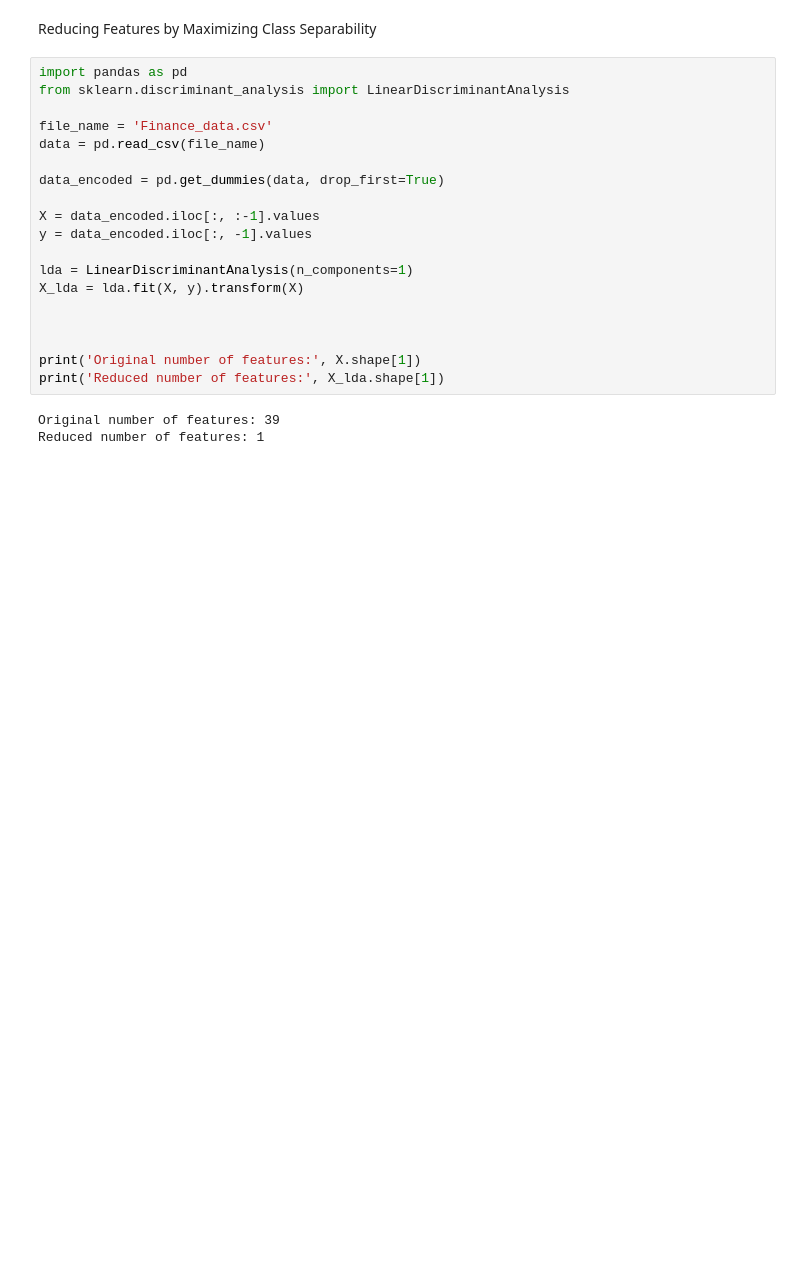
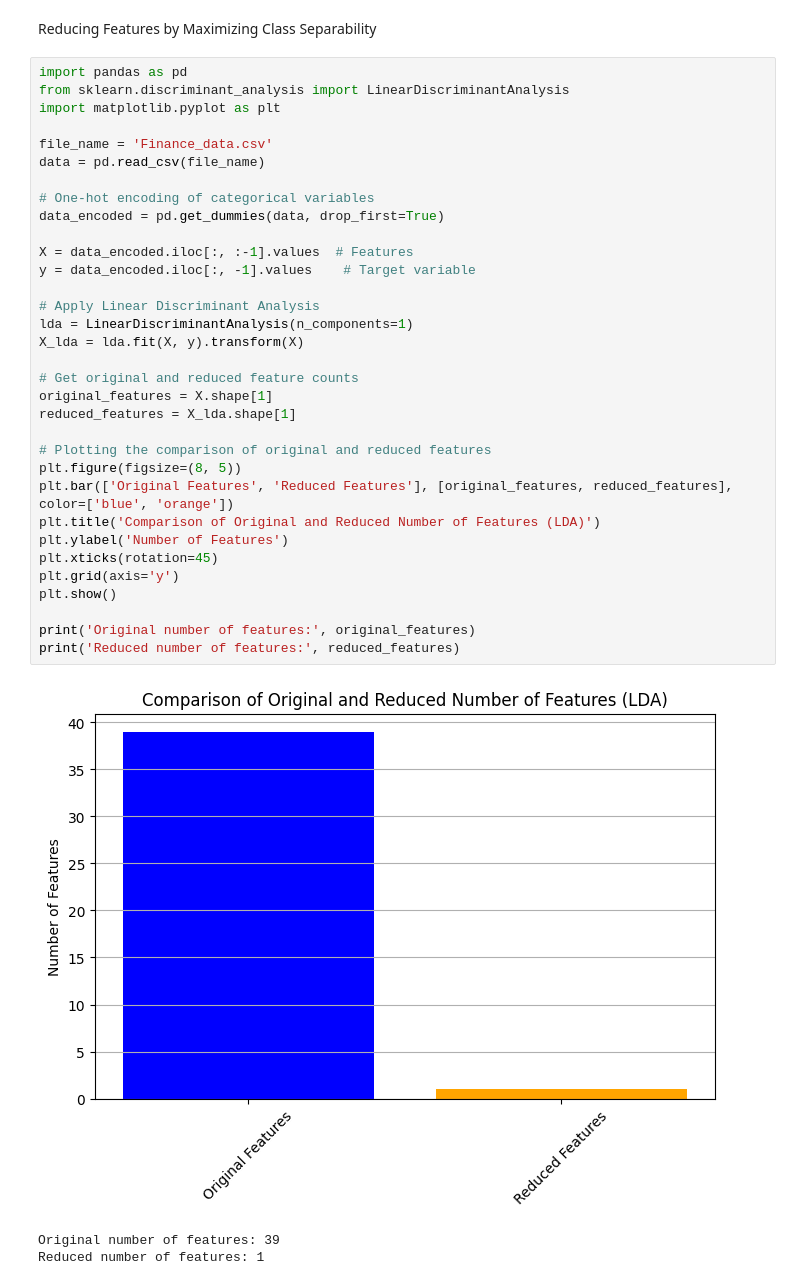
Before and after one commit to JencyCS/DataScience, a Jupyter notebook: Practical_9.ipynb, the cells around one changed output. Cells and saved outputs as stored; diff of their text form; blank space fills up the shorter version.

```diff
--- a/Practical_9.ipynb
+++ b/Practical_9.ipynb
@@ -64,22 +95,37 @@ Reducing Features by Maximizing Class Separability
 # %%
 import pandas as pd
 from sklearn.discriminant_analysis import LinearDiscriminantAnalysis
+import matplotlib.pyplot as plt
 
 file_name = 'Finance_data.csv'
 data = pd.read_csv(file_name)
 
+# One-hot encoding of categorical variables
 data_encoded = pd.get_dummies(data, drop_first=True)
 
-X = data_encoded.iloc[:, :-1].values
-y = data_encoded.iloc[:, -1].values
+X = data_encoded.iloc[:, :-1].values  # Features
+y = data_encoded.iloc[:, -1].values    # Target variable
 
+# Apply Linear Discriminant Analysis
 lda = LinearDiscriminantAnalysis(n_components=1)
 X_lda = lda.fit(X, y).transform(X)
 
+# Get original and reduced feature counts
+original_features = X.shape[1]
+reduced_features = X_lda.shape[1]
 
+# Plotting the comparison of original and reduced features
+plt.figure(figsize=(8, 5))
+plt.bar(['Original Features', 'Reduced Features'], [original_features, reduced_features], color=['blue', 'orange'])
+plt.title('Comparison of Original and Reduced Number of Features (LDA)')
+plt.ylabel('Number of Features')
+plt.xticks(rotation=45)
+plt.grid(axis='y')
+plt.show()
 
-print('Original number of features:', X.shape[1])
-print('Reduced number of features:', X_lda.shape[1])
+print('Original number of features:', original_features)
+print('Reduced number of features:', reduced_features)
 # %% [output]
+[figure, added]
 Original number of features: 39
 Reduced number of features: 1
```
Also changed, not shown: parts of 2 cells of this notebook.
